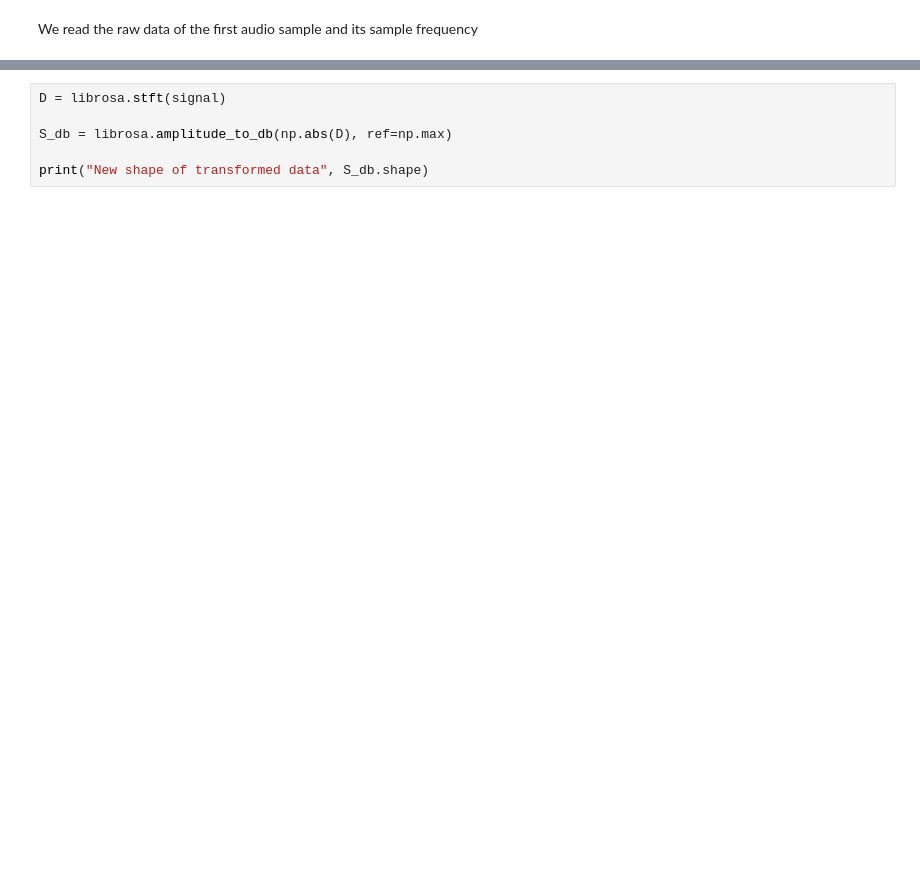
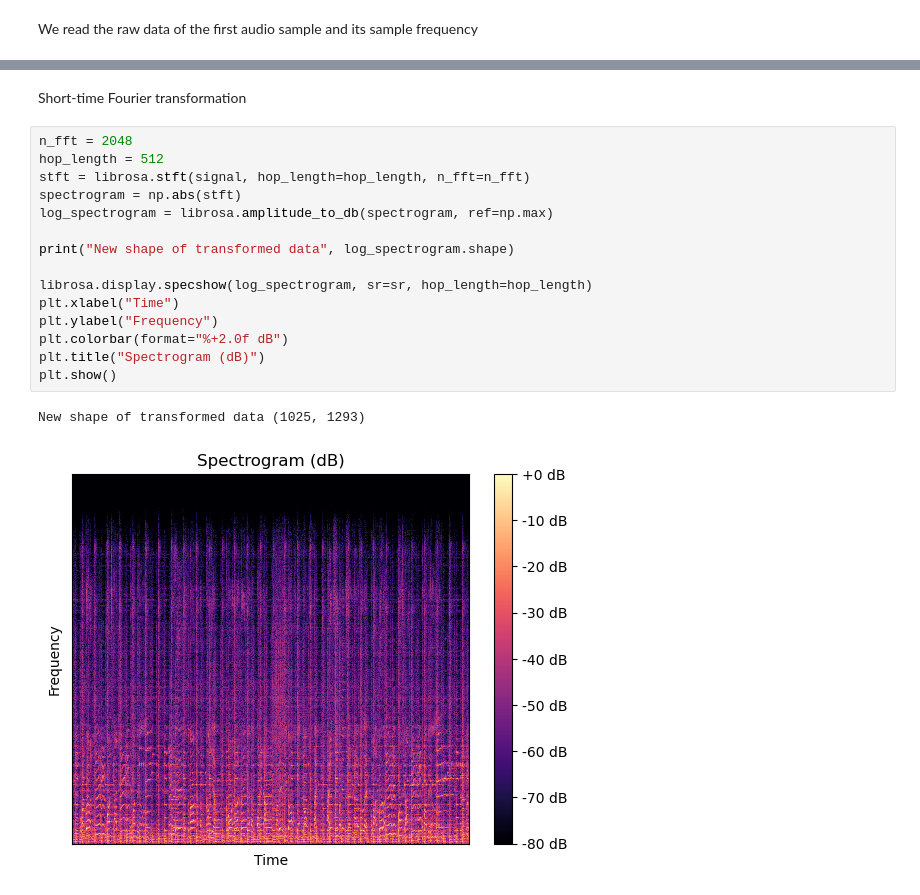
Before and after one commit to szilaard/AIT_project, a Jupyter notebook: AitProject.ipynb, the cells around one changed output, grey strips where cells are left out. Saved outputs shown, nothing was run; the diff lists cells and outputs as text; blank space fills up the shorter version.

```diff
--- a/AitProject.ipynb
+++ b/AitProject.ipynb
@@ -38,6 +51,20 @@ Fourier transformation
-# %%
-D = librosa.stft(signal)
-
-S_db = librosa.amplitude_to_db(np.abs(D), ref=np.max)
-
-print("New shape of transformed data", S_db.shape)
+# %% [markdown]
+Short-time Fourier transformation
+# %%
+n_fft = 2048
+hop_length = 512
+stft = librosa.stft(signal, hop_length=hop_length, n_fft=n_fft)
+spectrogram = np.abs(stft)
+log_spectrogram = librosa.amplitude_to_db(spectrogram, ref=np.max)
+
+print("New shape of transformed data", log_spectrogram.shape)
+
+librosa.display.specshow(log_spectrogram, sr=sr, hop_length=hop_length)
+plt.xlabel("Time")
+plt.ylabel("Frequency")
+plt.colorbar(format="%+2.0f dB")
+plt.title("Spectrogram (dB)")
+plt.show()
+# %% [output]
+New shape of transformed data (1025, 1293)
+[figure, added]
```
Also changed, not shown: parts of 4 cells of this notebook.
